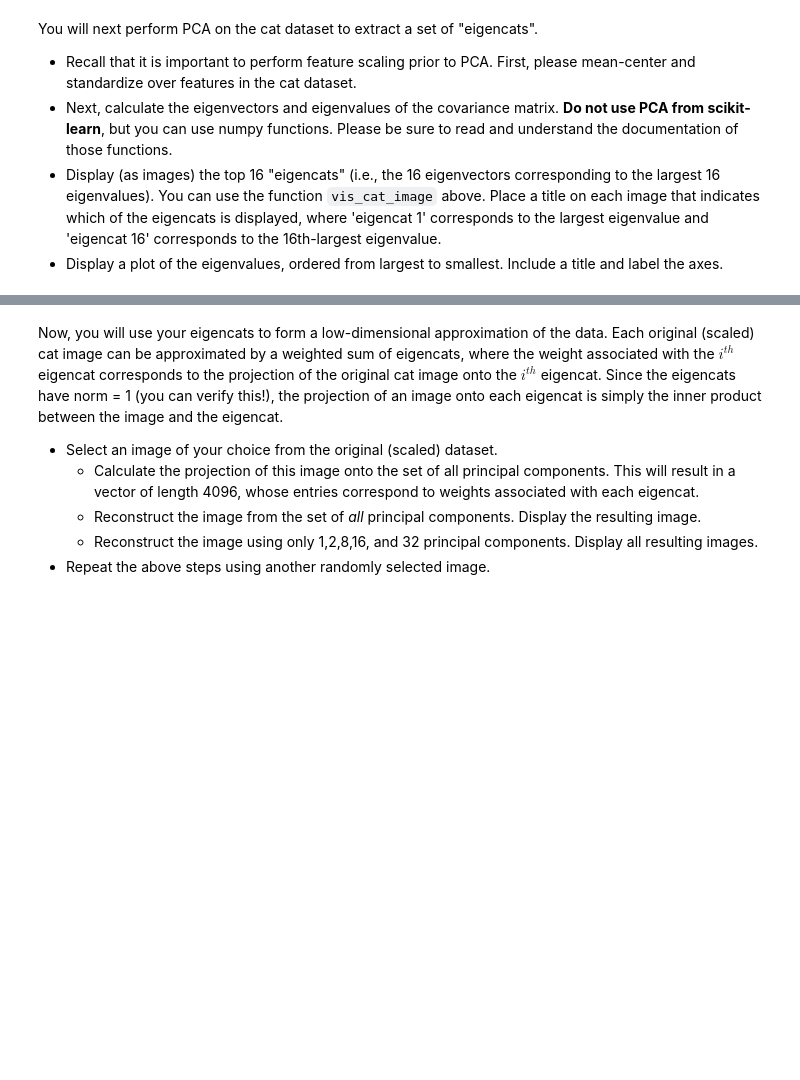
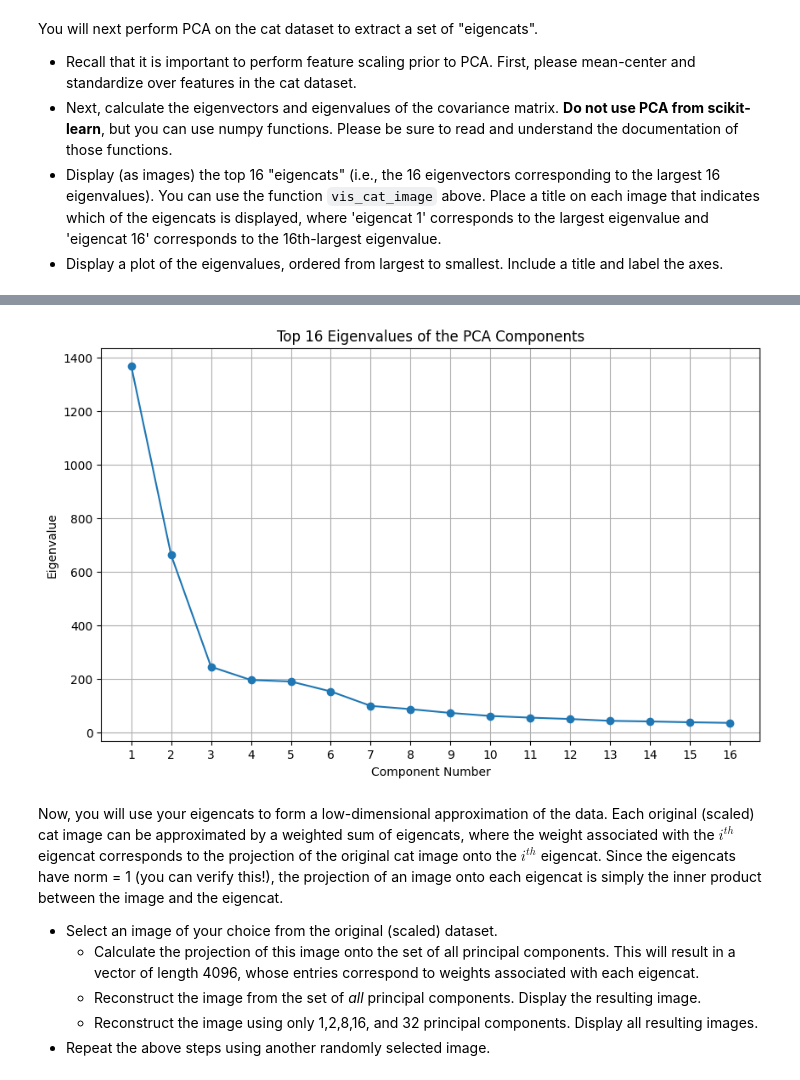
Before and after one commit to JayLi1209/cs4262-5262-2024S, a Jupyter notebook: Assignment5/Assignment5-PCA_Clustering.ipynb, the cells around one changed output, grey strips where cells are left out. Cells and saved outputs as stored; diff of their text form; code cells hidden in the pictures; blank space fills up the shorter version.

```diff
--- a/Assignment5/Assignment5-PCA_Clustering.ipynb
+++ b/Assignment5/Assignment5-PCA_Clustering.ipynb
@@ -95,3 +140,15 @@ class PCA:
+# %%
+plt.figure(figsize=(10, 6))
+# Plot only the first 16 eigenvalues
+plt.plot(pca.eigenvalues[:16], marker='o')
+plt.title('Top 16 Eigenvalues of the PCA Components')
+plt.xlabel('Component Number')
+plt.ylabel('Eigenvalue')
+plt.xticks(range(16), labels=[str(i+1) for i in range(16)])  # Label x-ticks from 1 to 16
+plt.grid(True)
+plt.show()
+# %% [output]
+[figure, added]
 # %% [markdown]
 Now, you will use your eigencats to form a low-dimensional approximation of the data. Each original (scaled) cat image can be approximated by a weighted sum of eigencats, where the weight associated with the $i^{th}$ eigencat corresponds to the projection of the original cat image onto the $i^{th}$ eigencat. Since the eigencats have norm = 1 (you can verify this!), the projection of an image onto each eigencat is simply the inner product between the image and the eigencat.
 
```
Also changed, not shown: parts of 8 cells of this notebook.
